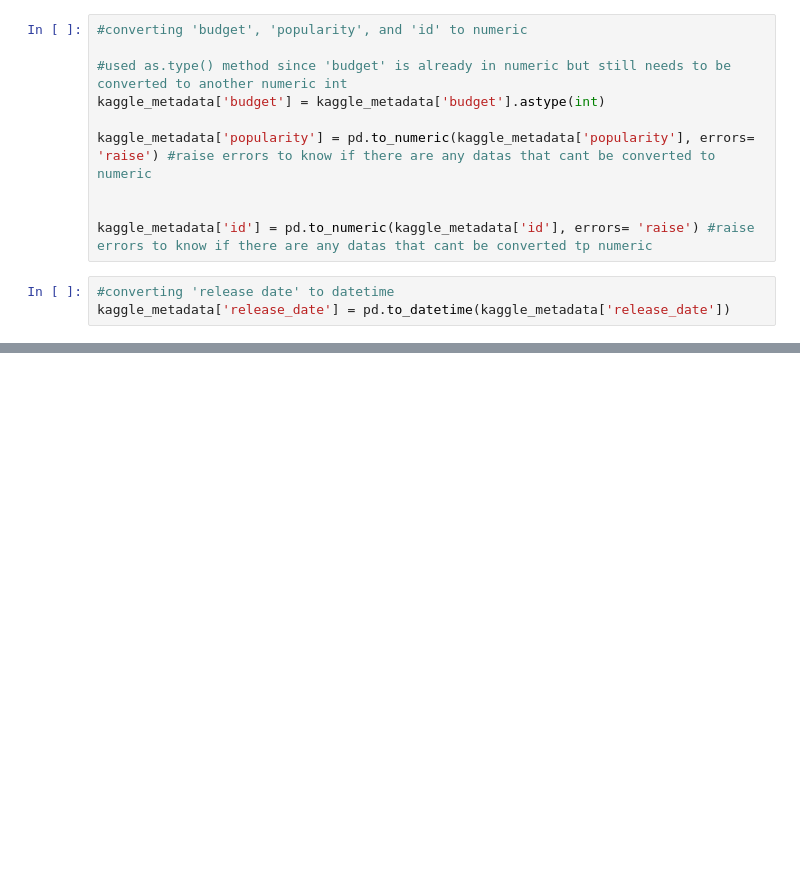
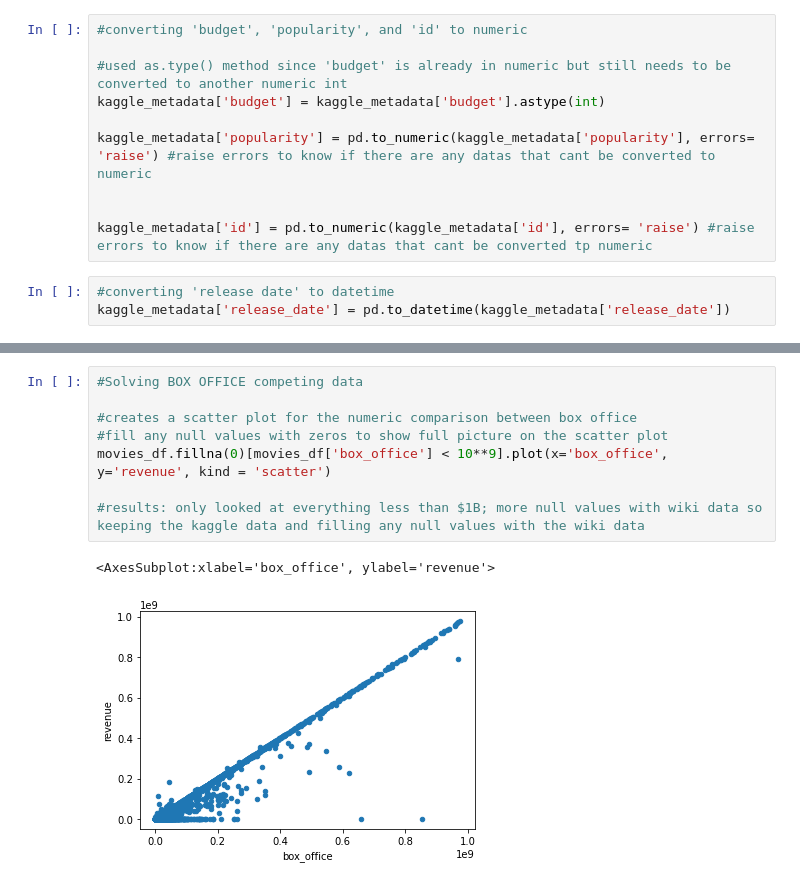
Before and after one commit to nasarar/Movies_ETL, a Jupyter notebook: ETL_Practice.ipynb, the cells around one changed output, grey strips where cells are left out. Drawn from its saved outputs; the diff is of its cells as text; blank space fills up the shorter version.

```diff
--- a/ETL_Practice.ipynb
+++ b/ETL_Practice.ipynb
@@ -347,0 +766,11 @@ movies_df = pd.merge(wiki_movies_df, kaggle_metadata)
+# %%
+#Solving BOX OFFICE competing data
+
+#creates a scatter plot for the numeric comparison between box office
+#fill any null values with zeros to show full picture on the scatter plot
+movies_df.fillna(0)[movies_df['box_office'] < 10**9].plot(x='box_office', y='revenue', kind = 'scatter')
+
+#results: only looked at everything less than $1B; more null values with wiki data so keeping the kaggle data and filling any null values with the wiki data
+# %% [output]
+<AxesSubplot:xlabel='box_office', ylabel='revenue'>
+[figure, added]
```
Also changed, not shown: parts of 51 cells of this notebook.
